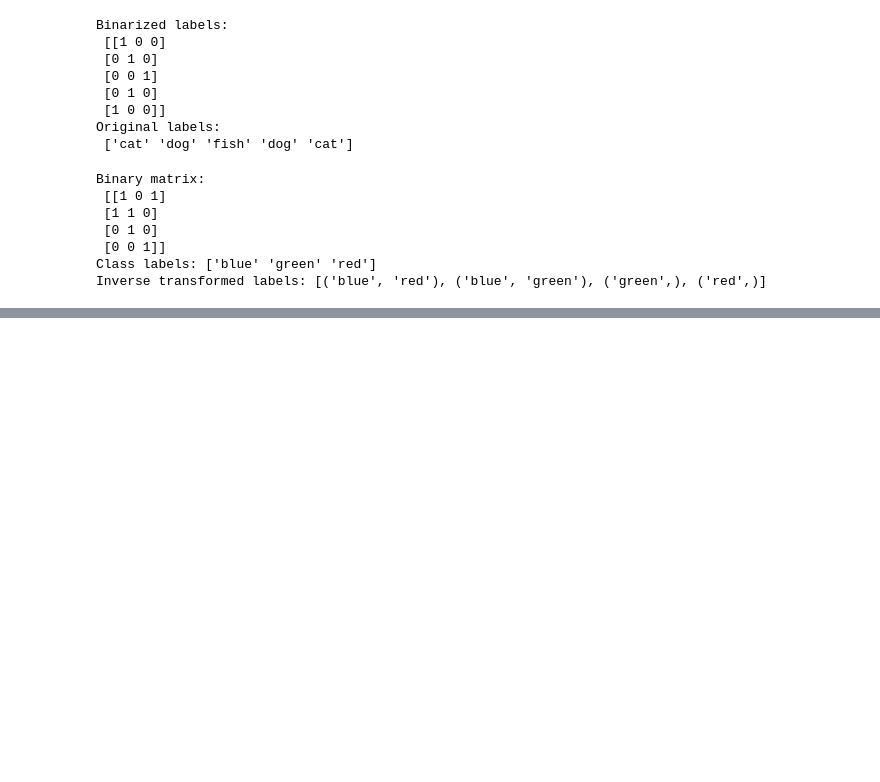
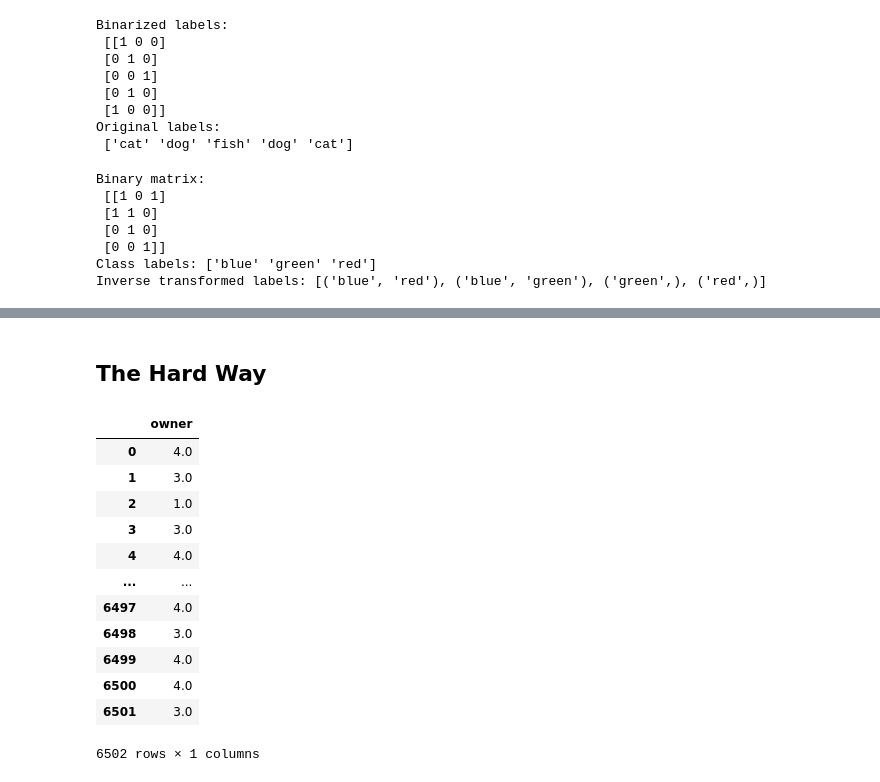
Before and after one commit to vedantdobhalgermany/Advance-ML, a Jupyter notebook: Feature_Engineering/FeatureEncoding1.ipynb, the cells around one changed output, grey strips where cells are left out. Drawn from its saved outputs; the diff is of its cells as text; code cells hidden in the pictures; blank space fills up the shorter version.

```diff
--- a/Feature_Engineering/FeatureEncoding1.ipynb
+++ b/Feature_Engineering/FeatureEncoding1.ipynb
@@ -474,0 +456,35 @@ Converts continuous features into discrete bins. Three common approaches:
+# %% [markdown]
+## The Hard Way
+# %%
+X_train,X_test,y_train,y_test = train_test_split(
+    df.drop(columns=['selling_price']),
+    df['selling_price'],
+    test_size=0.2,
+    random_state=42
+)
+# %%
+# apply ordinal encoder to owner
+oe = OrdinalEncoder(categories=[['Test Drive Car', 'Fourth & Above Owner', 'Third Owner', 'Second Owner', 'First Owner']])
+
+X_train_owner = oe.fit_transform(X_train.loc[:,['owner']])
+X_test_owner = oe.transform(X_test.loc[:,['owner']])
+# %%
+# convert to df
+X_train_owner_df = pd.DataFrame(X_train_owner,columns=oe.get_feature_names_out())
+X_test_owner_df = pd.DataFrame(X_test_owner,columns=oe.get_feature_names_out())
+# %%
+X_train_owner_df
+# %% [output]
+|  | owner |
+| 0 | 4.0 |
+| 1 | 3.0 |
+| 2 | 1.0 |
+| 3 | 3.0 |
+| 4 | 4.0 |
+| ... | ... |
+| 6497 | 4.0 |
+| 6498 | 3.0 |
+| 6499 | 4.0 |
+| 6500 | 4.0 |
+| 6501 | 3.0 |
+6502 rows × 1 columns
```
Also changed, not shown: parts of 24 cells of this notebook, 2 other files.
